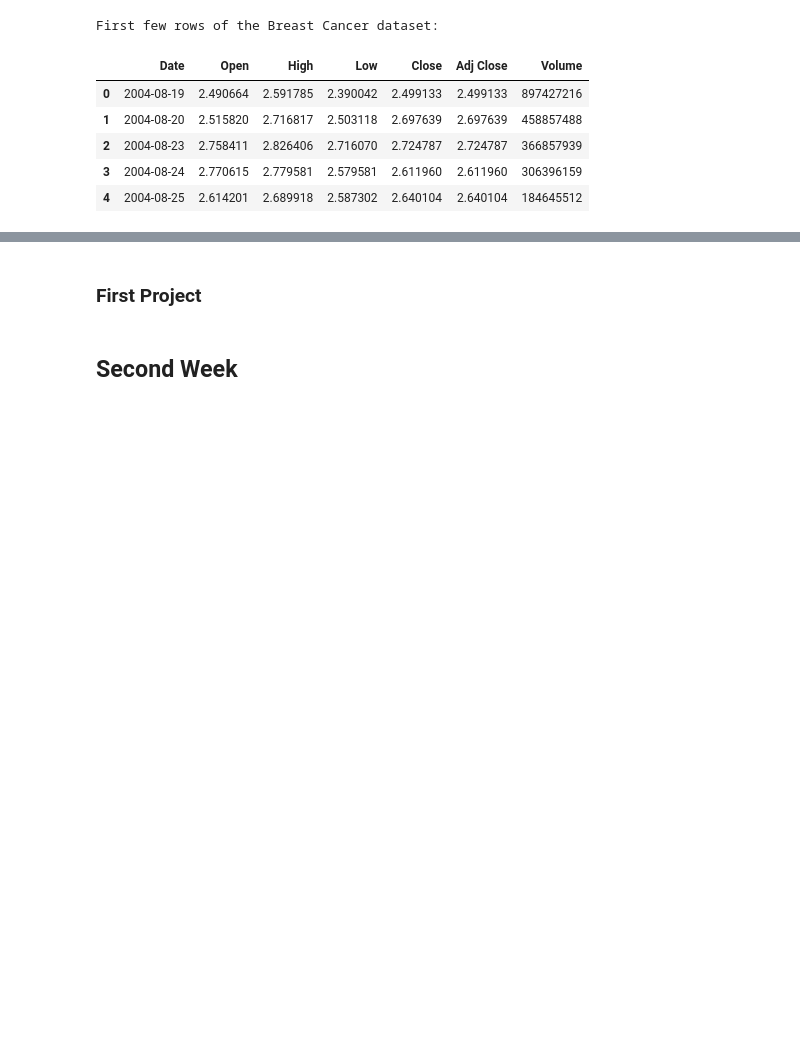
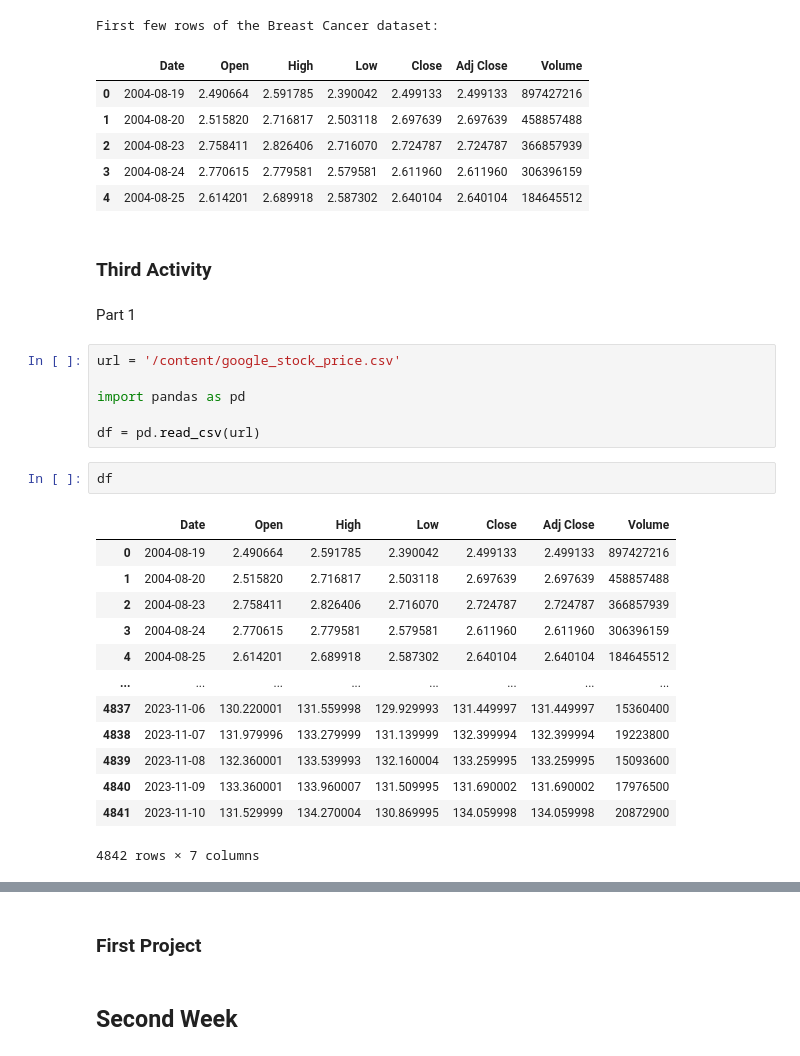
Before and after one commit to Monta243/Python1, a Jupyter notebook: Masar_Camp.ipynb, the cells around one changed output, grey strips where cells are left out. Drawn from its saved outputs; the diff is of its cells as text; blank space fills up the shorter version.

```diff
--- a/Masar_Camp.ipynb
+++ b/Masar_Camp.ipynb
@@ -432,3 +584,29 @@ First few rows of the Breast Cancer dataset:
 | 2 | 2004-08-23 | 2.758411 | 2.826406 | 2.716070 | 2.724787 | 2.724787 | 366857939 |
 | 3 | 2004-08-24 | 2.770615 | 2.779581 | 2.579581 | 2.611960 | 2.611960 | 306396159 |
 | 4 | 2004-08-25 | 2.614201 | 2.689918 | 2.587302 | 2.640104 | 2.640104 | 184645512 |
+# %% [markdown]
+### Third Activity
+# %% [markdown]
+Part 1
+# %%
+url = '/content/google_stock_price.csv'
+
+import pandas as pd
+
+df = pd.read_csv(url)
+# %%
+df
+# %% [output]
+|  | Date | Open | High | Low | Close | Adj Close | Volume |
+| 0 | 2004-08-19 | 2.490664 | 2.591785 | 2.390042 | 2.499133 | 2.499133 | 897427216 |
+| 1 | 2004-08-20 | 2.515820 | 2.716817 | 2.503118 | 2.697639 | 2.697639 | 458857488 |
+| 2 | 2004-08-23 | 2.758411 | 2.826406 | 2.716070 | 2.724787 | 2.724787 | 366857939 |
+| 3 | 2004-08-24 | 2.770615 | 2.779581 | 2.579581 | 2.611960 | 2.611960 | 306396159 |
+| 4 | 2004-08-25 | 2.614201 | 2.689918 | 2.587302 | 2.640104 | 2.640104 | 184645512 |
+| ... | ... | ... | ... | ... | ... | ... | ... |
+| 4837 | 2023-11-06 | 130.220001 | 131.559998 | 129.929993 | 131.449997 | 131.449997 | 15360400 |
+| 4838 | 2023-11-07 | 131.979996 | 133.279999 | 131.139999 | 132.399994 | 132.399994 | 19223800 |
+| 4839 | 2023-11-08 | 132.360001 | 133.539993 | 132.160004 | 133.259995 | 133.259995 | 15093600 |
+| 4840 | 2023-11-09 | 133.360001 | 133.960007 | 131.509995 | 131.690002 | 131.690002 | 17976500 |
+| 4841 | 2023-11-10 | 131.529999 | 134.270004 | 130.869995 | 134.059998 | 134.059998 | 20872900 |
+4842 rows × 7 columns
```
Also changed, not shown: parts of 27 cells of this notebook.
